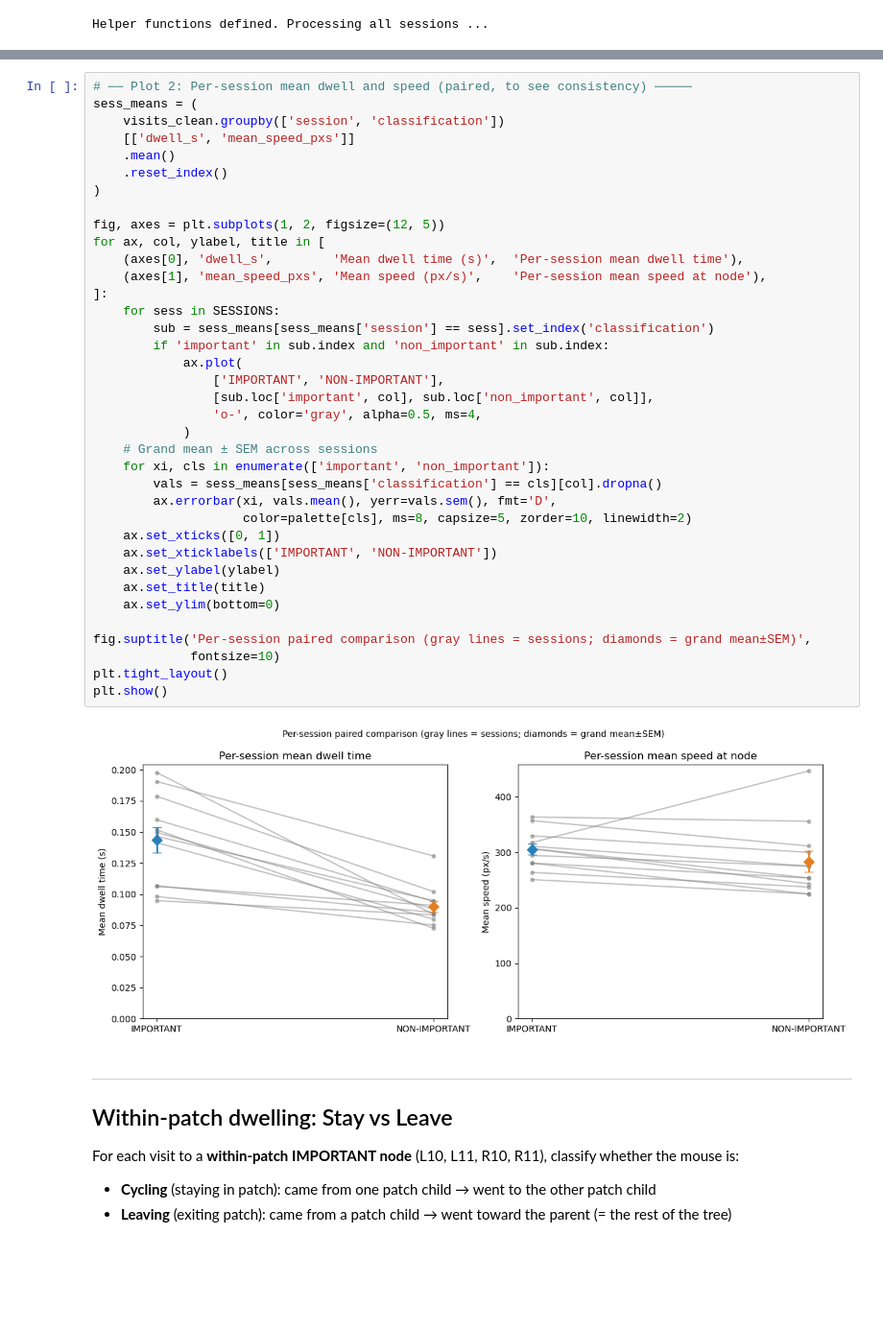
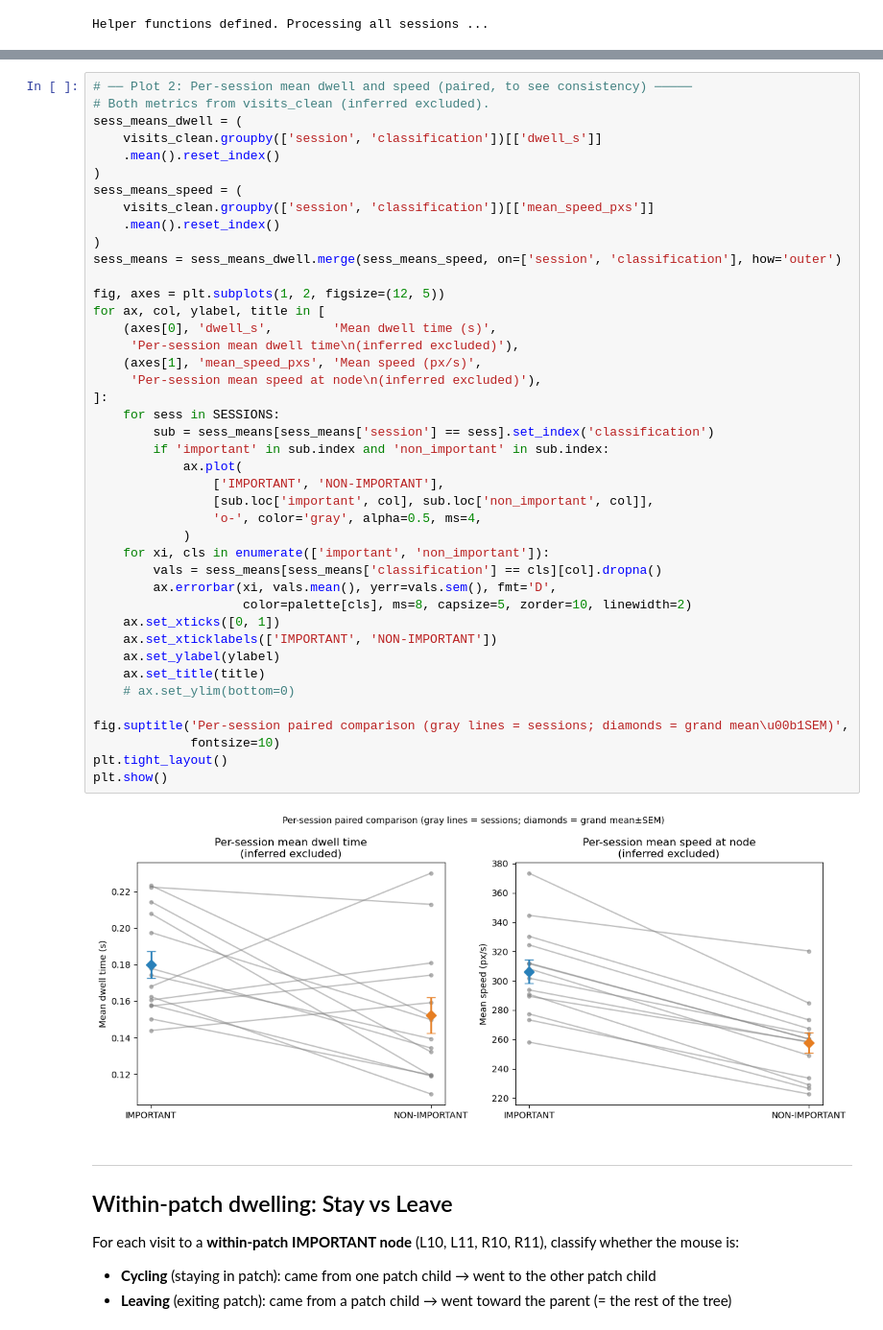
Before and after one commit to AlmogMeir/NaviGraph, a Jupyter notebook: examples/dual_root_tree/decision_point_velocity_analysis.ipynb, the cells around one changed output, grey strips where cells are left out. Shown at 96% size. Cells and saved outputs as stored; diff of their text form; blank space fills up the shorter version.

```diff
--- a/examples/dual_root_tree/decision_point_velocity_analysis.ipynb
+++ b/examples/dual_root_tree/decision_point_velocity_analysis.ipynb
@@ -861,42 +1104,47 @@ plt.show()
 # %%
 # ── Plot 2: Per-session mean dwell and speed (paired, to see consistency) ─────
-sess_means = (
-    visits_clean.groupby(['session', 'classification'])
-    [['dwell_s', 'mean_speed_pxs']]
-    .mean()
-    .reset_index()
+# Both metrics from visits_clean (inferred excluded).
+sess_means_dwell = (
+    visits_clean.groupby(['session', 'classification'])[['dwell_s']]
+    .mean().reset_index()
 )
+sess_means_speed = (
+    visits_clean.groupby(['session', 'classification'])[['mean_speed_pxs']]
+    .mean().reset_index()
+)
+sess_means = sess_means_dwell.merge(sess_means_speed, on=['session', 'classification'], how='outer')
 
 fig, axes = plt.subplots(1, 2, figsize=(12, 5))
 for ax, col, ylabel, title in [
-    (axes[0], 'dwell_s',        'Mean dwell time (s)',  'Per-session mean dwell time'),
-    (axes[1], 'mean_speed_pxs', 'Mean speed (px/s)',    'Per-session mean speed at node'),
+    (axes[0], 'dwell_s',        'Mean dwell time (s)',
+     'Per-session mean dwell time\n(inferred excluded)'),
+    (axes[1], 'mean_speed_pxs', 'Mean speed (px/s)',
+     'Per-session mean speed at node\n(inferred excluded)'),
 ]:
     for sess in SESSIONS:
         sub = sess_means[sess_means['session'] == sess].set_index('classification')
         if 'important' in sub.index and 'non_important' in sub.index:
             ax.plot(
                 ['IMPORTANT', 'NON-IMPORTANT'],
                 [sub.loc['important', col], sub.loc['non_important', col]],
                 'o-', color='gray', alpha=0.5, ms=4,
             )
-    # Grand mean ± SEM across sessions
     for xi, cls in enumerate(['important', 'non_important']):
         vals = sess_means[sess_means['classification'] == cls][col].dropna()
         ax.errorbar(xi, vals.mean(), yerr=vals.sem(), fmt='D',
                     color=palette[cls], ms=8, capsize=5, zorder=10, linewidth=2)
     ax.set_xticks([0, 1])
     ax.set_xticklabels(['IMPORTANT', 'NON-IMPORTANT'])
     ax.set_ylabel(ylabel)
     ax.set_title(title)
-    ax.set_ylim(bottom=0)
+    # ax.set_ylim(bottom=0)
 
-fig.suptitle('Per-session paired comparison (gray lines = sessions; diamonds = grand mean±SEM)',
+fig.suptitle('Per-session paired comparison (gray lines = sessions; diamonds = grand mean\u00b1SEM)',
              fontsize=10)
 plt.tight_layout()
 plt.show()
 # %% [output]
-[figure, old version]
+[figure, new version]
 # %% [markdown]
 ---
 ## Within-patch dwelling: Stay vs Leave
```
Also changed, not shown: parts of 26 cells of this notebook, 10 other files.
